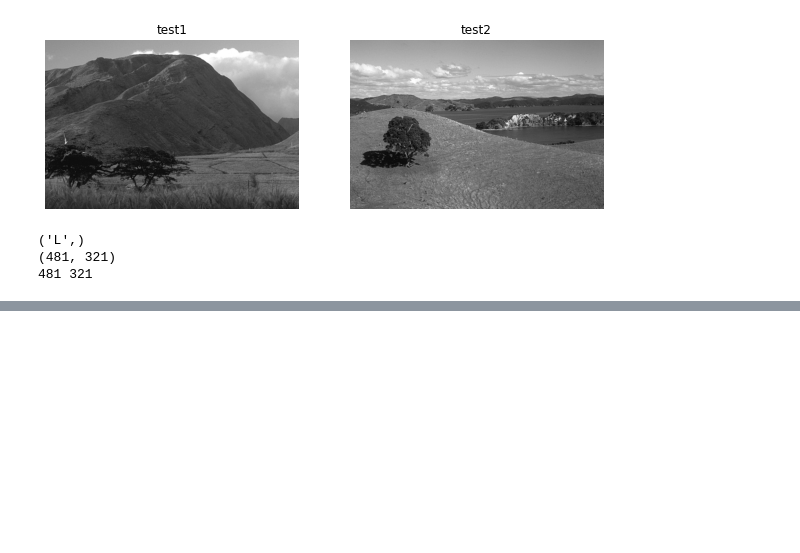
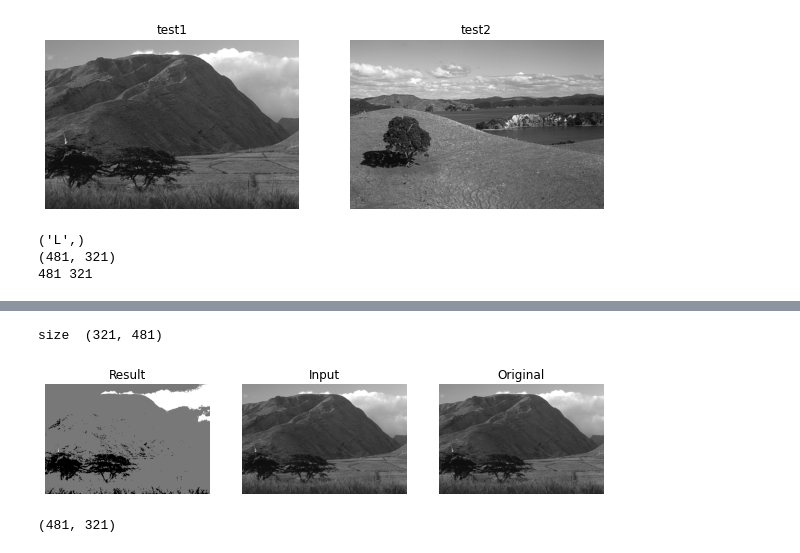
Before and after one commit to uprestel/Segmentation, a Jupyter notebook: segmentation.ipynb, the cells around one changed output, grey strips where cells are left out. Saved outputs shown, nothing was run; the diff lists cells and outputs as text; code cells hidden in the pictures; blank space fills up the shorter version.

```diff
--- a/segmentation.ipynb
+++ b/segmentation.ipynb
@@ -620,4 +574,10 @@ print(N,M)
 # %%
 #pic = images[0].resize( (400, 400) )
 pic = images[0]
-img = np.array(pic.getdata()).reshape(pic.size[0], pic.size[1],1)
+#img = np.array(pic.getdata()).reshape(pic.size[1], pic.size[0],1)
+img0 = np.array(pic)
+img = np.zeros( (img0.shape[0],img0.shape[1],1) )
+
+for i in range(0, img0.shape[0]):
+    for j in range(0, img0.shape[1]):
+        img[i,j] = np.array([img0[i,j]])
@@ -633,2 +588,0 @@ max  255
-# %%
-V = Chambolle_Pock(img)
@@ -652,0 +765,3 @@ champolle pock step  9
+# %%
+print("Chambolle_Pock_parallel")
+(V, I) = Chambolle_Pock_parallel(img)
@@ -652,0 +786,13 @@ champolle pock step  9
+# %%
+#Im = Image.fromarray( np.uint8(I) )
+print("size ", I.shape)
+Im = Image.fromarray(I)
+plot([Im, img, images[0]],["Result", "Input", "Original"])
+# %% [output]
+size  (321, 481)
+[figure, added]
+# %%
+type(Im)
+images[0].size
+# %% [output]
+(481, 321)
```
Also changed, not shown: parts of 7 cells of this notebook.
